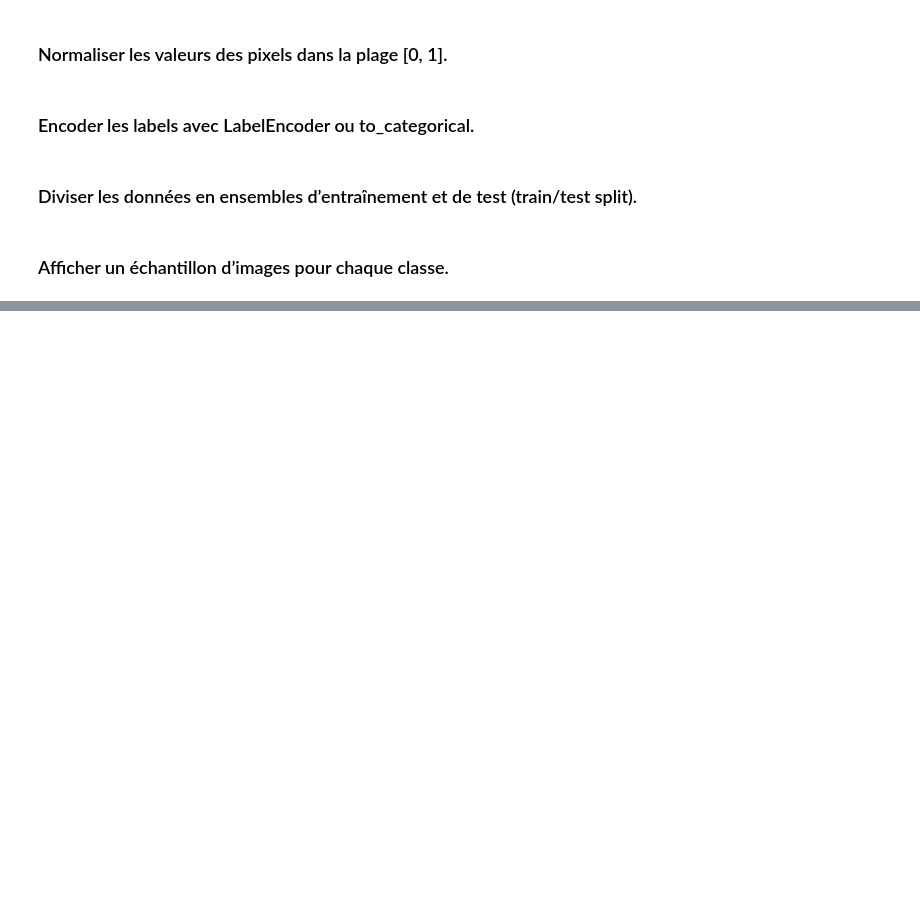
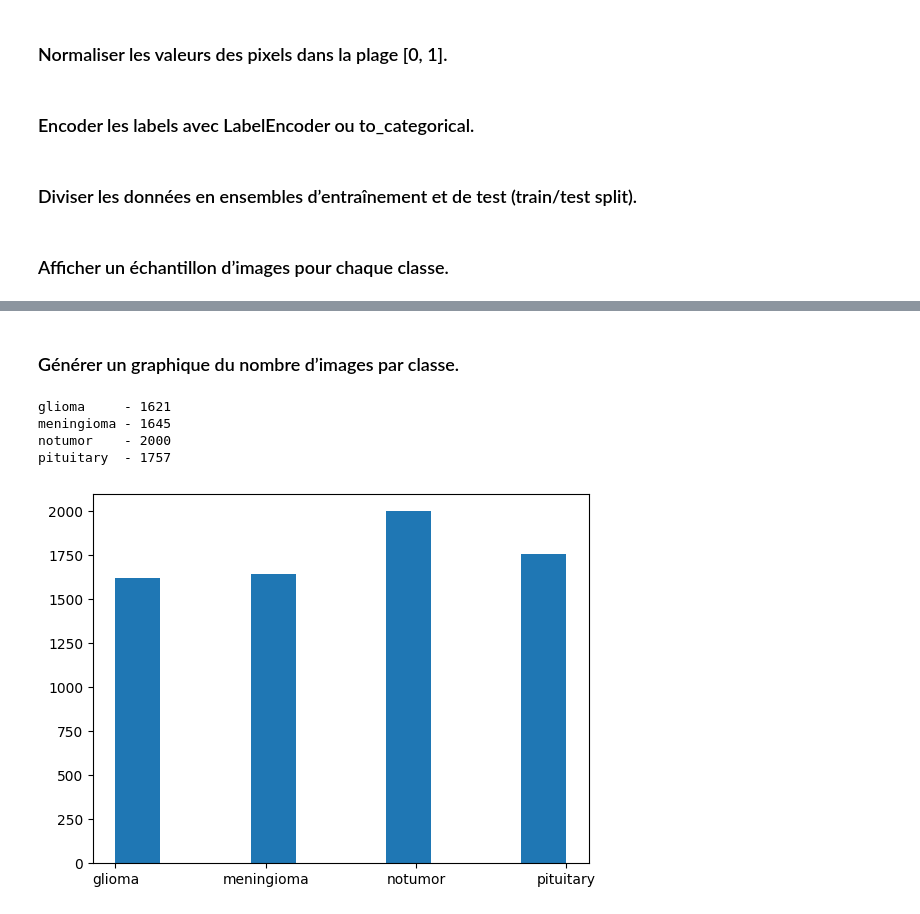
Before and after one commit to anass17/BrainScan, a Jupyter notebook: notebooks/data_exploration.ipynb, the cells around one changed output, grey strips where cells are left out. Drawn from its saved outputs; the diff is of its cells as text; code cells hidden in the pictures; blank space fills up the shorter version.

Commit message:
BRAIN-17 Générer un graphique du nombre d’images par classe.

```diff
--- a/notebooks/data_exploration.ipynb
+++ b/notebooks/data_exploration.ipynb
@@ -106,2 +128,20 @@ for label in set(labels):
 --- pituitary ---
 [figure]
+# %% [markdown]
+### Générer un graphique du nombre d’images par classe.
+# %%
+from collections import Counter
+
+counts = Counter(labels)
+
+for name, num in dict(counts).items():
+    print(f"{name :10s} - {num}")
+
+plt.hist(labels)
+plt.show()
+# %% [output]
+glioma     - 1621
+meningioma - 1645
+notumor    - 2000
+pituitary  - 1757
+[figure, added]
```
Also changed, not shown: parts of 5 cells of this notebook, 1 other file.
